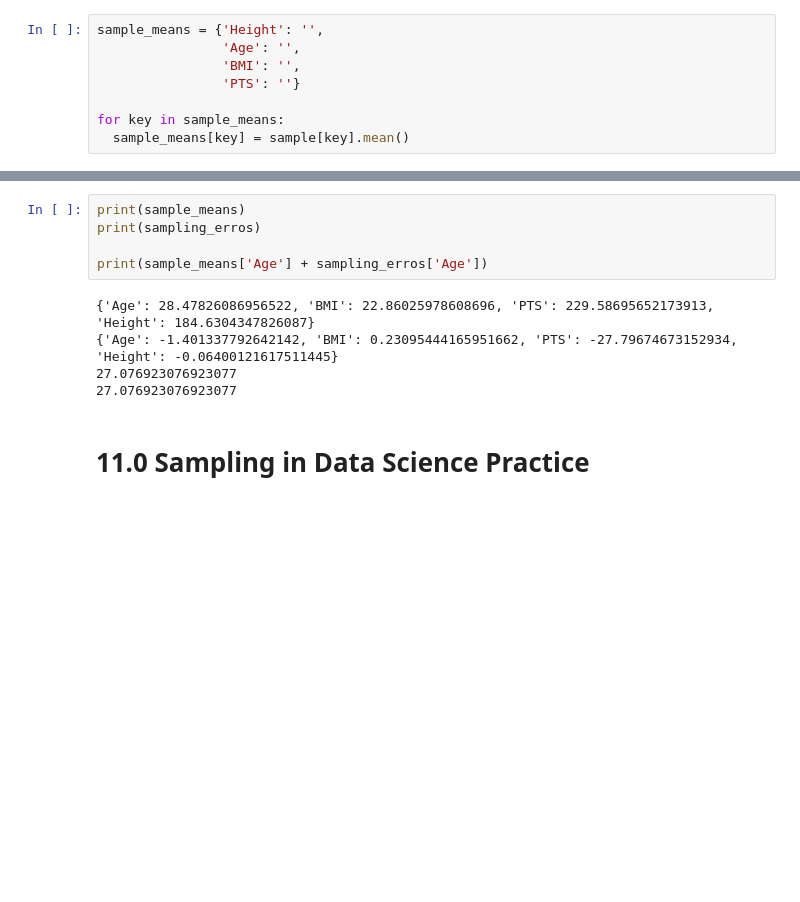
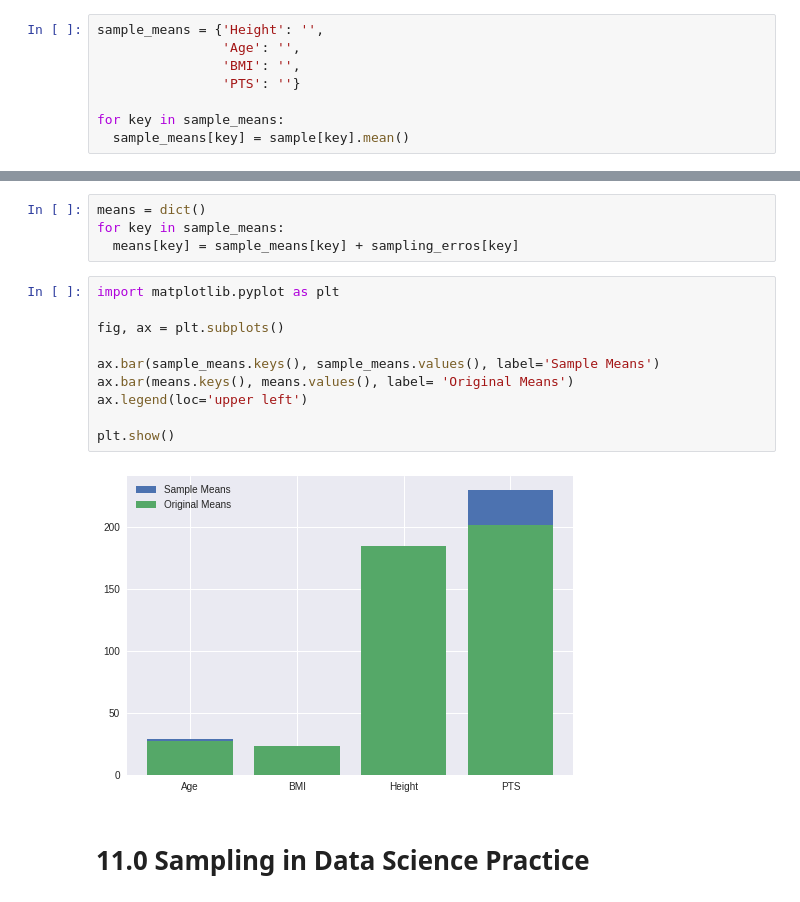
Before and after one commit to carvalheirafc/imd0033_2018_2, a Jupyter notebook: aula18/(Copy)Lesson_18_Sampling.ipynb, the cells around one changed output, grey strips where cells are left out. Saved outputs shown, nothing was run; the diff lists cells and outputs as text; blank space fills up the shorter version.

```diff
--- a/aula18/(Copy)Lesson_18_Sampling.ipynb
+++ b/aula18/(Copy)Lesson_18_Sampling.ipynb
@@ -533,13 +531,19 @@ print(sampling_erros)
-# %%
-print(sample_means)
-print(sampling_erros)
-
-print(sample_means['Age'] + sampling_erros['Age'])
-# %% [output]
-{'Age': 28.47826086956522, 'BMI': 22.86025978608696, 'PTS': 229.58695652173913, 'Height': 184.6304347826087}
-{'Age': -1.401337792642142, 'BMI': 0.23095444165951662, 'PTS': -27.79674673152934, 'Height': -0.06400121617511445}
-27.076923076923077
-27.076923076923077
+# %%
+means = dict()
+for key in sample_means:
+  means[key] = sample_means[key] + sampling_erros[key]
+# %%
+import matplotlib.pyplot as plt
+
+fig, ax = plt.subplots()
+
+ax.bar(sample_means.keys(), sample_means.values(), label='Sample Means')
+ax.bar(means.keys(), means.values(), label= 'Original Means')
+ax.legend(loc='upper left')
+
+plt.show()
+# %% [output]
+[figure, added]
 # %% [markdown]
 # 11.0 Sampling in Data Science Practice
 # %% [markdown]
```
Also changed, not shown: parts of 1 cell of this notebook.
